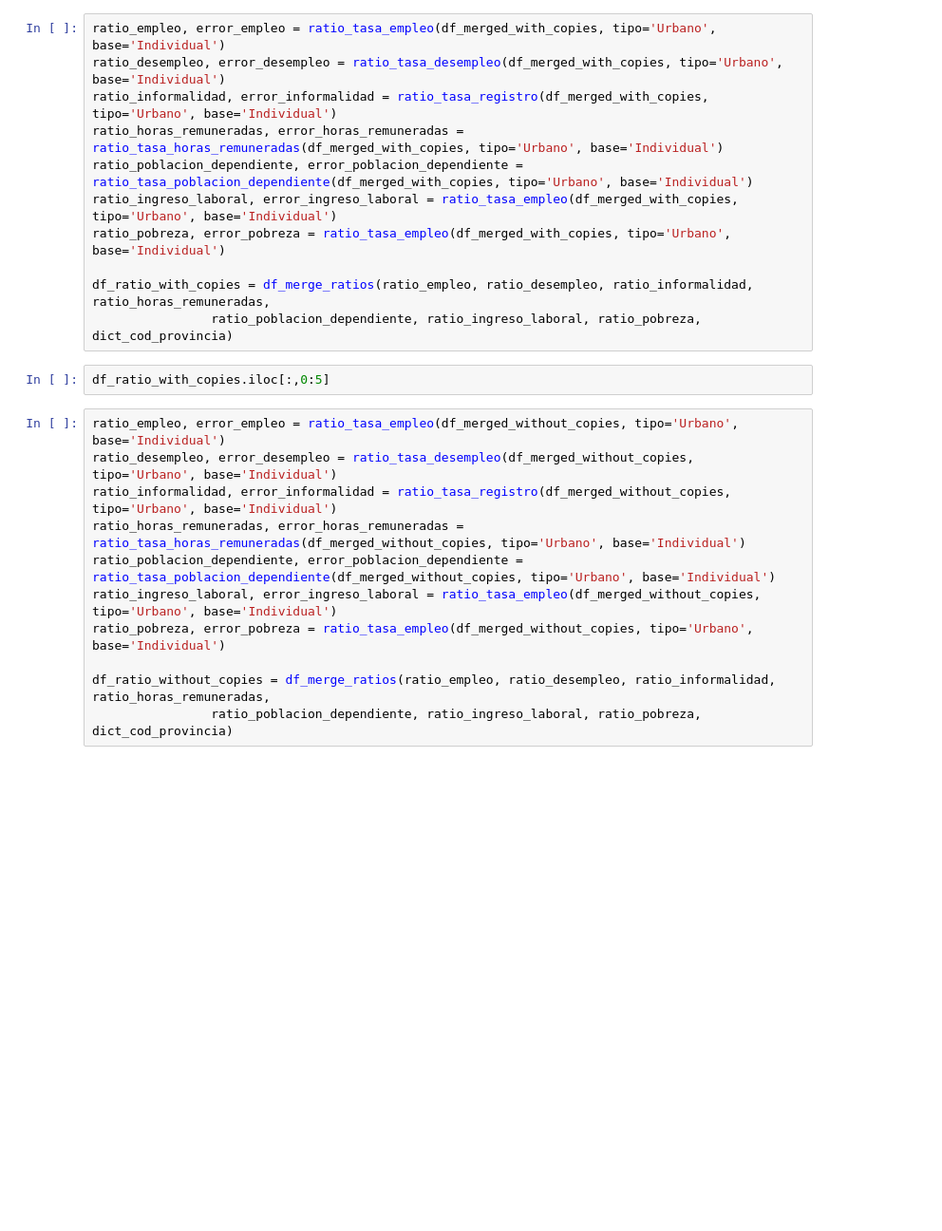
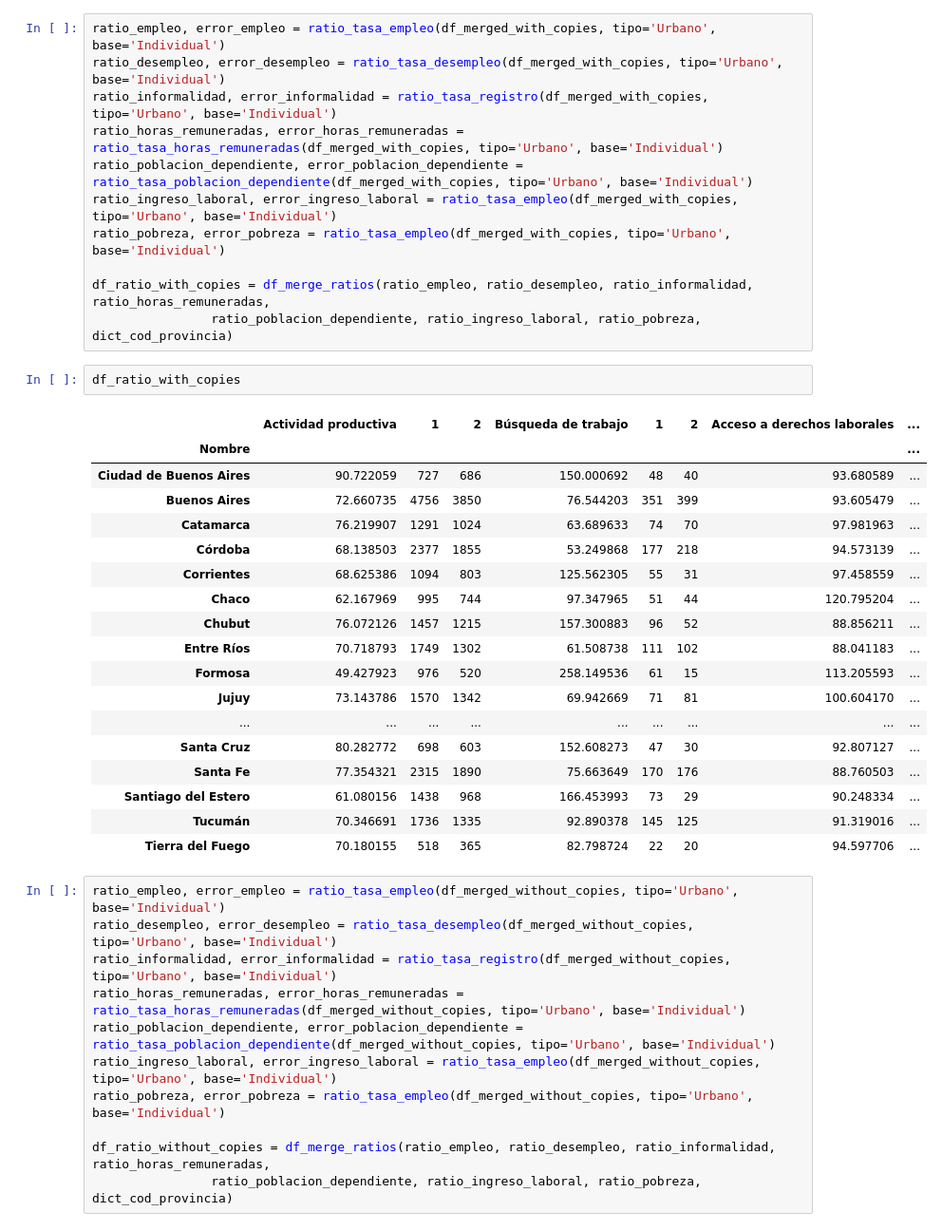
Before and after one commit to datos-Fundar/indice-mercado-trabajo-ingresos, a Jupyter notebook: scripts/04_chequeo_EPH.ipynb, the cells around one changed output. Shown: that part at 95% size. Drawn from its saved outputs; the diff is of its cells as text; blank space fills up the shorter version.

```diff
--- a/scripts/04_chequeo_EPH.ipynb
+++ b/scripts/04_chequeo_EPH.ipynb
@@ -526,8 +590,27 @@ ratio_pobreza, error_pobreza = ratio_tasa_empleo(df_merged_with_copies, tipo='Ur
 
 df_ratio_with_copies = df_merge_ratios(ratio_empleo, ratio_desempleo, ratio_informalidad, ratio_horas_remuneradas,
                 ratio_poblacion_dependiente, ratio_ingreso_laboral, ratio_pobreza, dict_cod_provincia)
-# %%
-df_ratio_with_copies.iloc[:,0:5]
+# %%
+df_ratio_with_copies
+# %% [output]
+|  | Actividad productiva | 1 | 2 | Búsqueda de trabajo | 1 | 2 | Acceso a derechos laborales | ... |
+| Nombre |  |  |  |  |  |  |  | ... |
+| Ciudad de Buenos Aires | 90.722059 | 727 | 686 | 150.000692 | 48 | 40 | 93.680589 | ... |
+| Buenos Aires | 72.660735 | 4756 | 3850 | 76.544203 | 351 | 399 | 93.605479 | ... |
+| Catamarca | 76.219907 | 1291 | 1024 | 63.689633 | 74 | 70 | 97.981963 | ... |
+| Córdoba | 68.138503 | 2377 | 1855 | 53.249868 | 177 | 218 | 94.573139 | ... |
+| Corrientes | 68.625386 | 1094 | 803 | 125.562305 | 55 | 31 | 97.458559 | ... |
+| Chaco | 62.167969 | 995 | 744 | 97.347965 | 51 | 44 | 120.795204 | ... |
+| Chubut | 76.072126 | 1457 | 1215 | 157.300883 | 96 | 52 | 88.856211 | ... |
+| Entre Ríos | 70.718793 | 1749 | 1302 | 61.508738 | 111 | 102 | 88.041183 | ... |
+| Formosa | 49.427923 | 976 | 520 | 258.149536 | 61 | 15 | 113.205593 | ... |
+| Jujuy | 73.143786 | 1570 | 1342 | 69.942669 | 71 | 81 | 100.604170 | ... |
+| ... | ... | ... | ... | ... | ... | ... | ... | ... |
+| Santa Cruz | 80.282772 | 698 | 603 | 152.608273 | 47 | 30 | 92.807127 | ... |
+| Santa Fe | 77.354321 | 2315 | 1890 | 75.663649 | 170 | 176 | 88.760503 | ... |
+| Santiago del Estero | 61.080156 | 1438 | 968 | 166.453993 | 73 | 29 | 90.248334 | ... |
+| Tucumán | 70.346691 | 1736 | 1335 | 92.890378 | 145 | 125 | 91.319016 | ... |
+| Tierra del Fuego | 70.180155 | 518 | 365 | 82.798724 | 22 | 20 | 94.597706 | ... |
 # %%
 ratio_empleo, error_empleo = ratio_tasa_empleo(df_merged_without_copies, tipo='Urbano', base='Individual')
 ratio_desempleo, error_desempleo = ratio_tasa_desempleo(df_merged_without_copies, tipo='Urbano', base='Individual')
```
Also changed, not shown: parts of 12 cells of this notebook.
